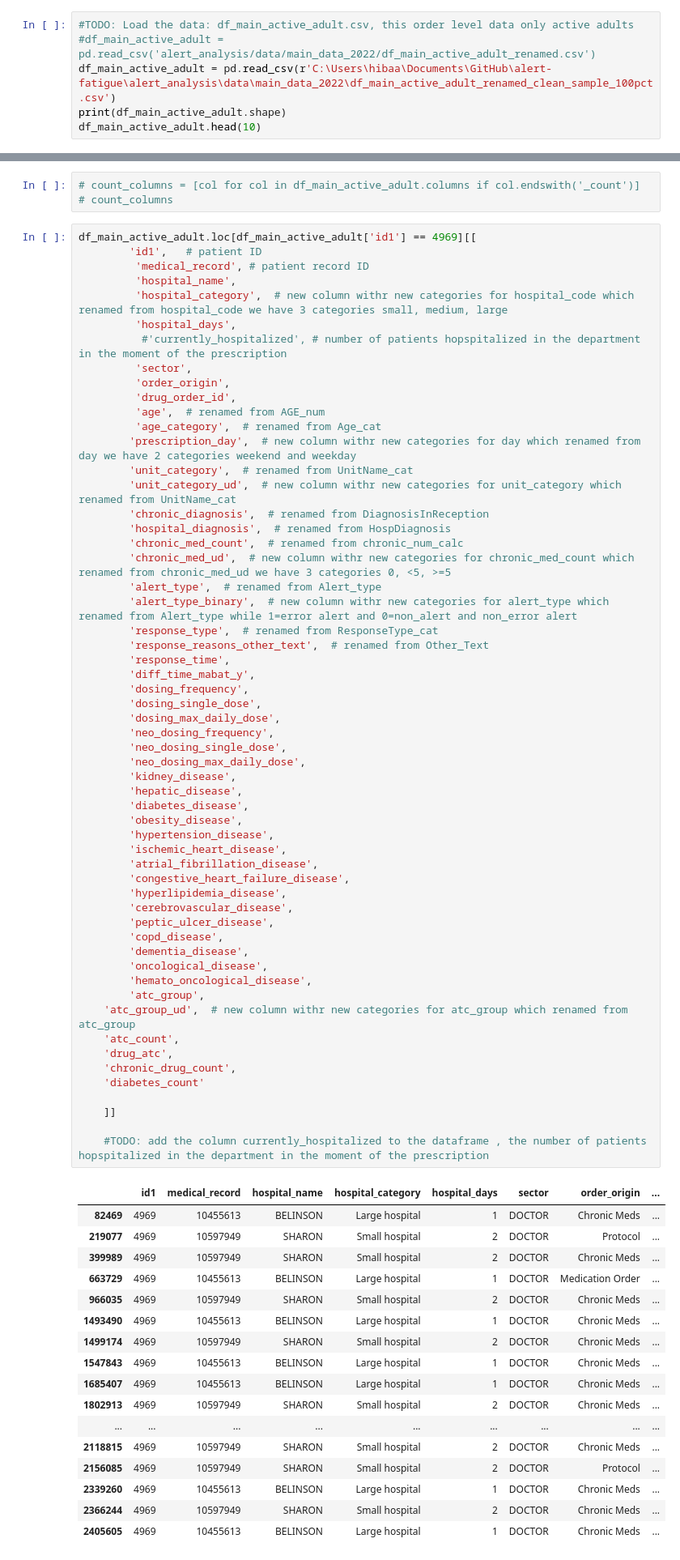
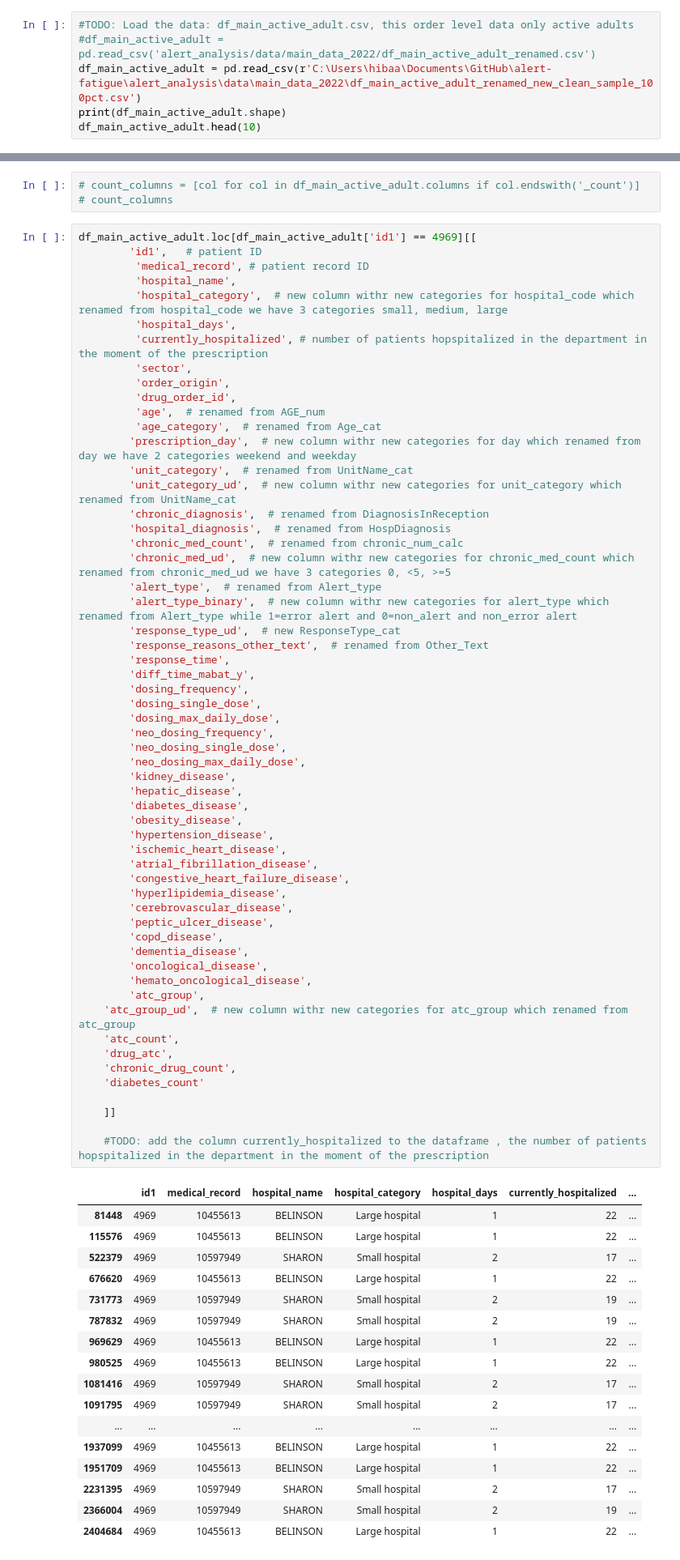
Before and after one commit to nirshlom/alert-fatigue, a Jupyter notebook: main_analysis.ipynb, the cells around one changed output, grey strips where cells are left out. Shown at 81% size. Drawn from its saved outputs; the diff is of its cells as text.

```diff
--- a/main_analysis.ipynb
+++ b/main_analysis.ipynb
@@ -31,7 +31,7 @@ Note: you may need to restart the kernel to use updated packages.
 # %%
 #TODO: Load the data: df_main_active_adult.csv, this order level data only active adults
 #df_main_active_adult = pd.read_csv('alert_analysis/data/main_data_2022/df_main_active_adult_renamed.csv')
-df_main_active_adult = pd.read_csv(r'C:\Users\hibaa\Documents\GitHub\alert-fatigue\alert_analysis\data\main_data_2022\df_main_active_adult_renamed_clean_sample_100pct.csv')
+df_main_active_adult = pd.read_csv(r'C:\Users\hibaa\Documents\GitHub\alert-fatigue\alert_analysis\data\main_data_2022\df_main_active_adult_renamed_new_clean_sample_100pct.csv')
 print(df_main_active_adult.shape)
 df_main_active_adult.head(10)
 # %% [output]
@@ -93,7 +93,7 @@ df_main_active_adult.loc[df_main_active_adult['id1'] == 4969][[
          'hospital_name',
          'hospital_category',  # new column withr new categories for hospital_code which renamed from hospital_code we have 3 categories small, medium, large
          'hospital_days',
-          #'currently_hospitalized', # number of patients hopspitalized in the department in the moment of the prescription
+         'currently_hospitalized', # number of patients hopspitalized in the department in the moment of the prescription
          'sector',
          'order_origin',
          'drug_order_id',
@@ -108,7 +108,7 @@ df_main_active_adult.loc[df_main_active_adult['id1'] == 4969][[
         'chronic_med_ud',  # new column withr new categories for chronic_med_count which renamed from chronic_med_ud we have 3 categories 0, <5, >=5
         'alert_type',  # renamed from Alert_type
         'alert_type_binary',  # new column withr new categories for alert_type which renamed from Alert_type while 1=error alert and 0=non_alert and non_error alert
-        'response_type',  # renamed from ResponseType_cat
+        'response_type_ud',  # new ResponseType_cat
         'response_reasons_other_text',  # renamed from Other_Text
         'response_time',
         'diff_time_mabat_y',
@@ -117,50 +117,50 @@ df_main_active_adult.loc[df_main_active_adult['id1'] == 4969][[
         'dosing_max_daily_dose',
         'neo_dosing_frequency',
         'neo_dosing_single_dose',
         'neo_dosing_max_daily_dose',
         'kidney_disease',
         'hepatic_disease',
         'diabetes_disease',
         'obesity_disease',
         'hypertension_disease',
         'ischemic_heart_disease',
         'atrial_fibrillation_disease',
         'congestive_heart_failure_disease',
         'hyperlipidemia_disease',
         'cerebrovascular_disease',
         'peptic_ulcer_disease',
         'copd_disease',
         'dementia_disease',
         'oncological_disease',
         'hemato_oncological_disease',
         'atc_group',
     'atc_group_ud',  # new column withr new categories for atc_group which renamed from atc_group
     'atc_count',
     'drug_atc',
     'chronic_drug_count',
     'diabetes_count'
 
     ]]
 
     #TODO: add the column currently_hospitalized to the dataframe , the number of patients hopspitalized in the department in the moment of the prescription
 # %% [output]
-|  | id1 | medical_record | hospital_name | hospital_category | hospital_days | sector | order_origin | ... |
-| 82469 | 4969 | 10455613 | BELINSON | Large hospital | 1 | DOCTOR | Chronic Meds | ... |
-| 219077 | 4969 | 10597949 | SHARON | Small hospital | 2 | DOCTOR | Protocol | ... |
-| 399989 | 4969 | 10597949 | SHARON | Small hospital | 2 | DOCTOR | Chronic Meds | ... |
-| 663729 | 4969 | 10455613 | BELINSON | Large hospital | 1 | DOCTOR | Medication Order | ... |
-| 966035 | 4969 | 10597949 | SHARON | Small hospital | 2 | DOCTOR | Chronic Meds | ... |
-| 1493490 | 4969 | 10455613 | BELINSON | Large hospital | 1 | DOCTOR | Chronic Meds | ... |
-| 1499174 | 4969 | 10597949 | SHARON | Small hospital | 2 | DOCTOR | Chronic Meds | ... |
-| 1547843 | 4969 | 10455613 | BELINSON | Large hospital | 1 | DOCTOR | Chronic Meds | ... |
-| 1685407 | 4969 | 10455613 | BELINSON | Large hospital | 1 | DOCTOR | Chronic Meds | ... |
-| 1802913 | 4969 | 10597949 | SHARON | Small hospital | 2 | DOCTOR | Chronic Meds | ... |
-| ... | ... | ... | ... | ... | ... | ... | ... | ... |
-| 2118815 | 4969 | 10597949 | SHARON | Small hospital | 2 | DOCTOR | Chronic Meds | ... |
-| 2156085 | 4969 | 10597949 | SHARON | Small hospital | 2 | DOCTOR | Protocol | ... |
-| 2339260 | 4969 | 10455613 | BELINSON | Large hospital | 1 | DOCTOR | Chronic Meds | ... |
-| 2366244 | 4969 | 10597949 | SHARON | Small hospital | 2 | DOCTOR | Chronic Meds | ... |
-| 2405605 | 4969 | 10455613 | BELINSON | Large hospital | 1 | DOCTOR | Chronic Meds | ... |
+|  | id1 | medical_record | hospital_name | hospital_category | hospital_days | currently_hospitalized | ... |
+| 81448 | 4969 | 10455613 | BELINSON | Large hospital | 1 | 22 | ... |
+| 115576 | 4969 | 10455613 | BELINSON | Large hospital | 1 | 22 | ... |
+| 522379 | 4969 | 10597949 | SHARON | Small hospital | 2 | 17 | ... |
+| 676620 | 4969 | 10455613 | BELINSON | Large hospital | 1 | 22 | ... |
+| 731773 | 4969 | 10597949 | SHARON | Small hospital | 2 | 19 | ... |
+| 787832 | 4969 | 10597949 | SHARON | Small hospital | 2 | 19 | ... |
+| 969629 | 4969 | 10455613 | BELINSON | Large hospital | 1 | 22 | ... |
+| 980525 | 4969 | 10455613 | BELINSON | Large hospital | 1 | 22 | ... |
+| 1081416 | 4969 | 10597949 | SHARON | Small hospital | 2 | 17 | ... |
+| 1091795 | 4969 | 10597949 | SHARON | Small hospital | 2 | 17 | ... |
+| ... | ... | ... | ... | ... | ... | ... | ... |
+| 1937099 | 4969 | 10455613 | BELINSON | Large hospital | 1 | 22 | ... |
+| 1951709 | 4969 | 10455613 | BELINSON | Large hospital | 1 | 22 | ... |
+| 2231395 | 4969 | 10597949 | SHARON | Small hospital | 2 | 17 | ... |
+| 2366004 | 4969 | 10597949 | SHARON | Small hospital | 2 | 19 | ... |
+| 2404684 | 4969 | 10455613 | BELINSON | Large hospital | 1 | 22 | ... |
 # %% [markdown]
 ## Part 2: Alert analysis
 # %%
```
Also changed, not shown: parts of 11 cells of this notebook.
